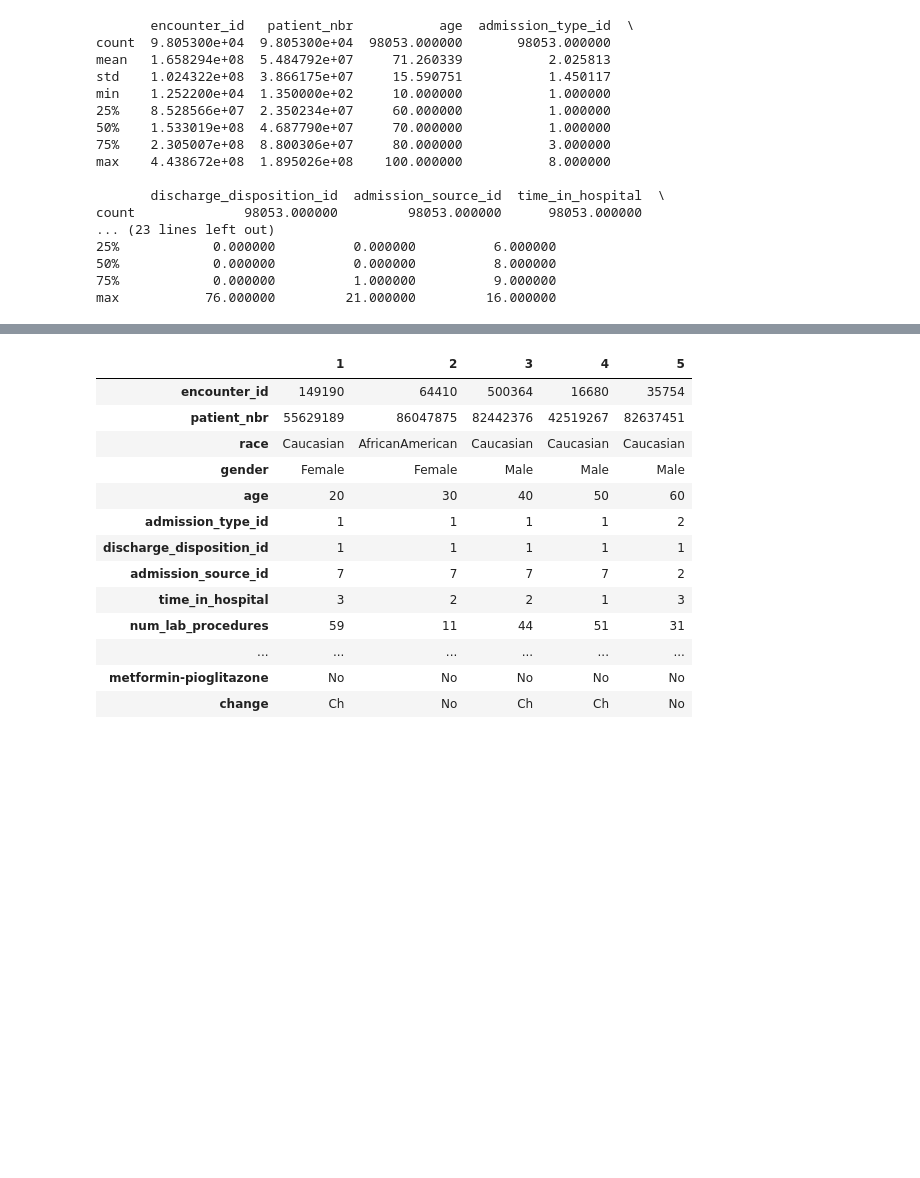
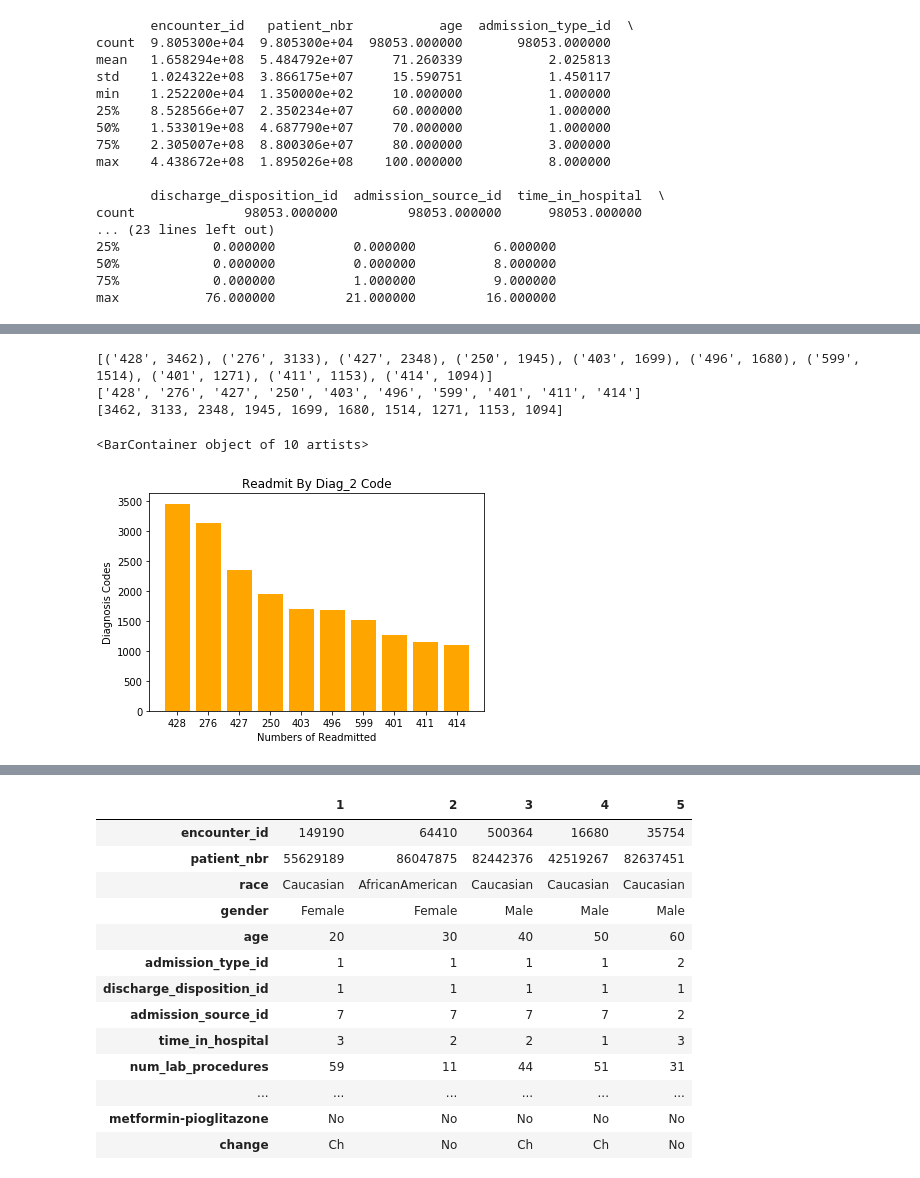
Before and after one commit to MaiaNgo/ds-project-01, a Jupyter notebook: maia/cleaning_data_and_visualization.ipynb, the cells around one changed output, grey strips where cells are left out. Cells and saved outputs as stored; diff of their text form; code cells hidden in the pictures; blank space fills up the shorter version.

```diff
--- a/maia/cleaning_data_and_visualization.ipynb
+++ b/maia/cleaning_data_and_visualization.ipynb
@@ -565,0 +571,32 @@ Text(0.5, 1.0, 'Readmit By Diag Code')
+# %%
+# get all rows with 'readmit' is True, then groupby 'diag_1' to count number of readmit
+# then, convert to a dictionary
+readmit_by_diag_2_dict = dict(df[df['readmit'] == True].groupby(['diag_2'])['readmit'].count())
+
+# sort the dictionary to find the top readmit count by diag_1 code
+sorted_readmit_by_diag_2_dict = sorted(readmit_by_diag_2_dict.items(), key=lambda item : item[1], reverse=True)
+sorted_readmit_by_diag_2_dict
+
+# get top 10 diag_1 code for readmit
+top_10_readmit_by_diag_2 = sorted_readmit_by_diag_2_dict[:10]
+print(top_10_readmit_by_diag_2)
+
+# visualize
+x = [item[0] for item in top_10_readmit_by_diag_2]
+y = [item[1] for item in top_10_readmit_by_diag_2]
+print(x)
+print(y)
+
+# Add labels for x and y axes
+plt.xlabel('Numbers of Readmitted')
+plt.ylabel('Diagnosis Codes')
+# Add a title for the plot
+plt.title('Readmit By Diag_2 Code')
+
+plt.bar(x, y, color='orange', label='Readmit Count')
+# %% [output]
+[('428', 3462), ('276', 3133), ('427', 2348), ('250', 1945), ('403', 1699), ('496', 1680), ('599', 1514), ('401', 1271), ('411', 1153), ('414', 1094)]
+['428', '276', '427', '250', '403', '496', '599', '401', '411', '414']
+[3462, 3133, 2348, 1945, 1699, 1680, 1514, 1271, 1153, 1094]
+<BarContainer object of 10 artists>
+[figure, added]
```
Also changed, not shown: parts of 4 cells of this notebook.
